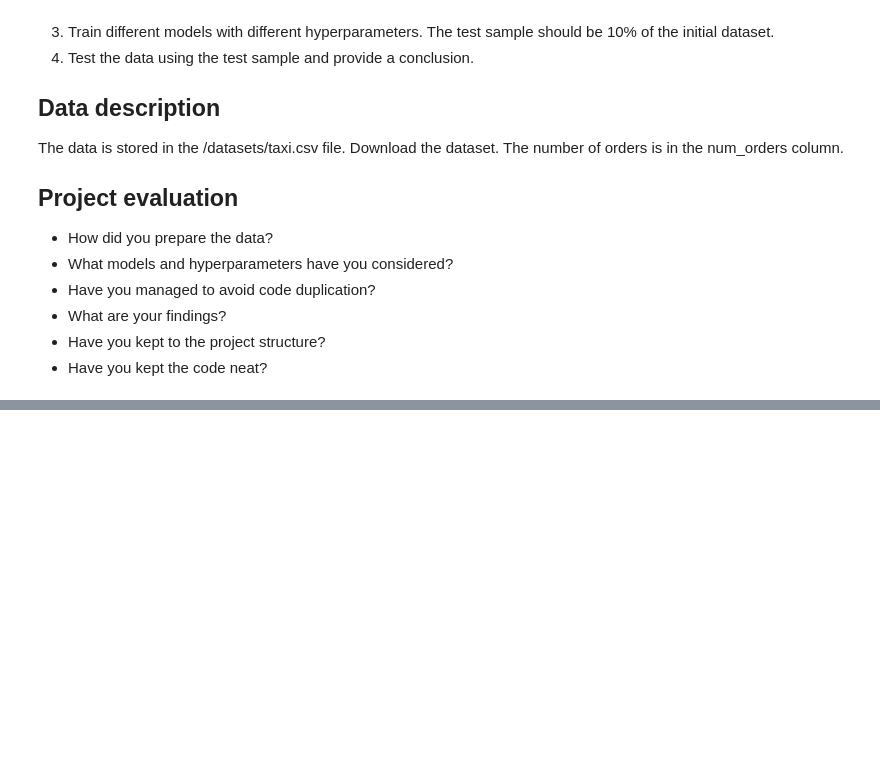
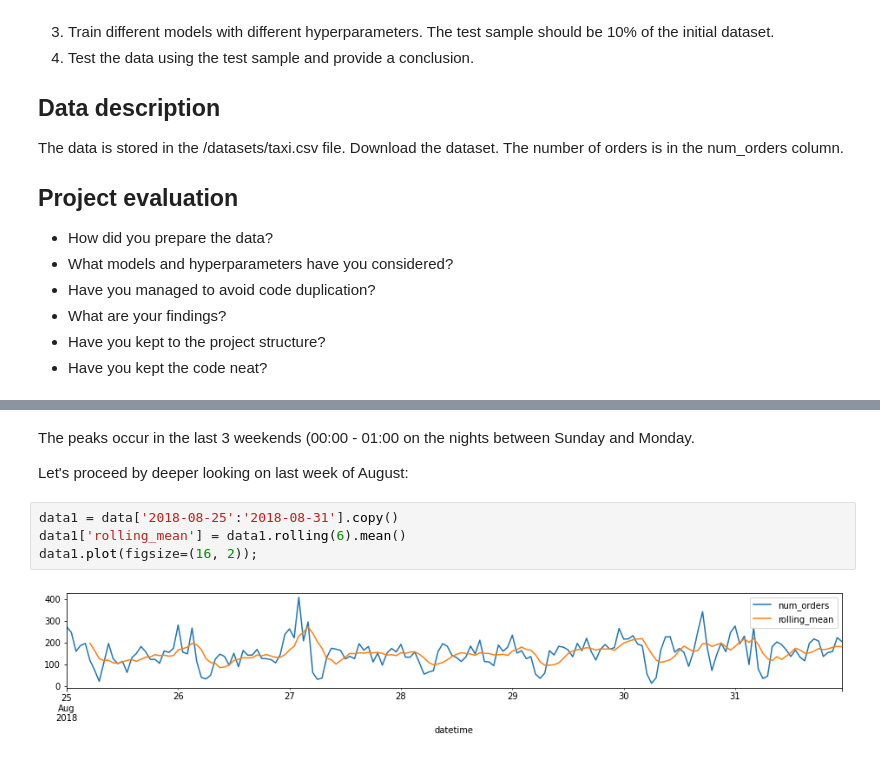
Before and after one commit to dnevo/Practicum, a Jupyter notebook: S13_Time_Series_taxi_orders_in_next_hour.ipynb, the cells around one changed output, grey strips where cells are left out. Drawn from its saved outputs; the diff is of its cells as text; blank space fills up the shorter version.

```diff
--- a/S13_Time_Series_taxi_orders_in_next_hour.ipynb
+++ b/S13_Time_Series_taxi_orders_in_next_hour.ipynb
@@ -27,0 +98,10 @@ The number of orders is in the num_orders column.
+# %% [markdown]
+The peaks occur in the last 3 weekends (00:00 - 01:00 on the nights between Sunday and Monday.
+
+Let's proceed by deeper looking on last week of August:
+# %%
+data1 = data['2018-08-25':'2018-08-31'].copy()
+data1['rolling_mean'] = data1.rolling(6).mean()
+data1.plot(figsize=(16, 2));
+# %% [output]
+[figure, added]
```
Also changed, not shown: parts of 21 cells of this notebook.
